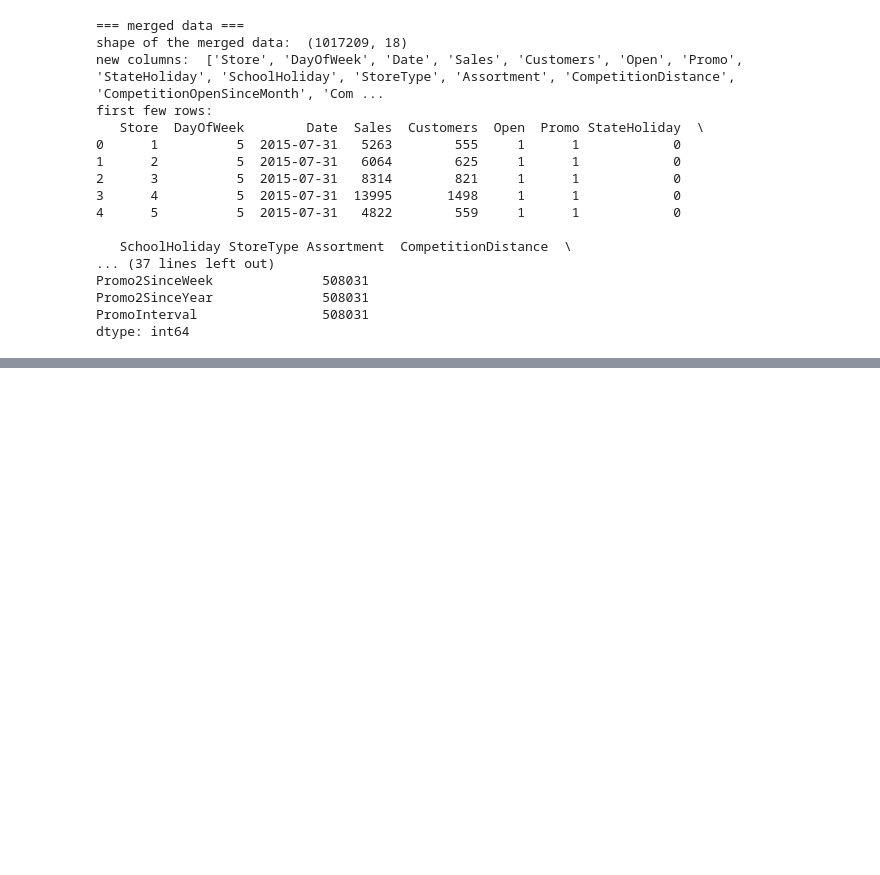
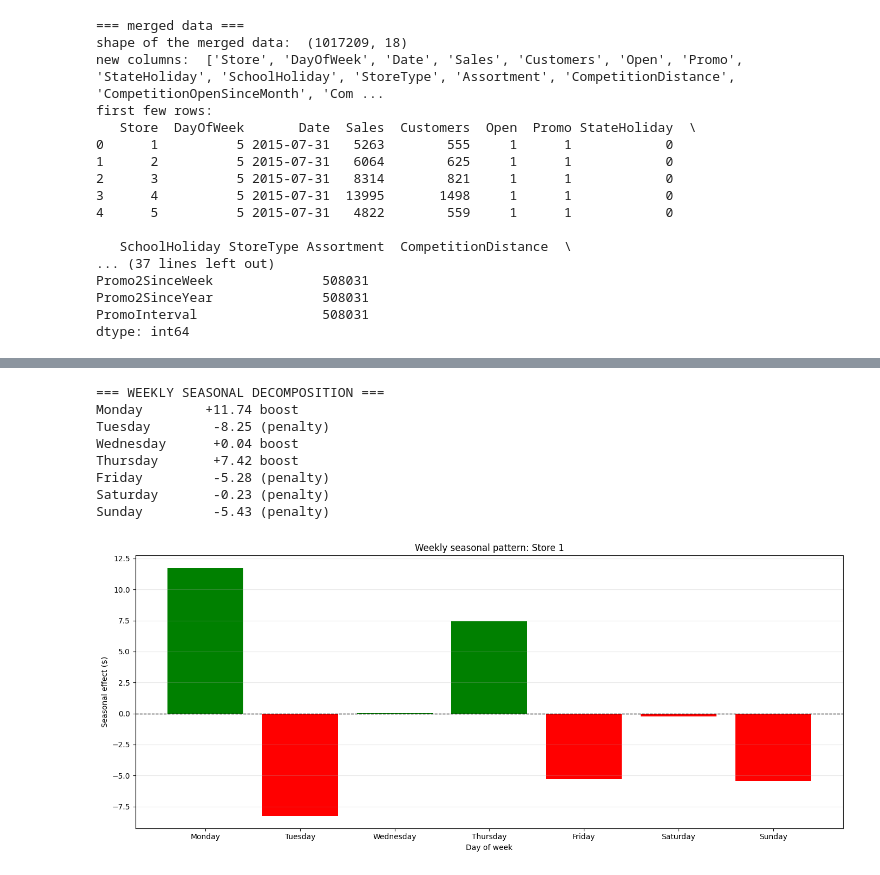
Before and after one commit to Dereger325/sales-forecasting, a Jupyter notebook: sales_forecasting.ipynb, the cells around one changed output, grey strips where cells are left out. Saved outputs shown, nothing was run; the diff lists cells and outputs as text; code cells hidden in the pictures; blank space fills up the shorter version.

```diff
--- a/sales_forecasting.ipynb
+++ b/sales_forecasting.ipynb
@@ -188,0 +271,29 @@ plt.show()
+# %%
+seasonal_pattern = decomposition.seasonal.iloc[:7].values
+
+print('=== WEEKLY SEASONAL DECOMPOSITION ===')
+days = ['Monday', 'Tuesday', 'Wednesday', 'Thursday', 'Friday', 'Saturday', 'Sunday']
+
+for day,value in zip(days,seasonal_pattern):
+    print(f'{day:12s} {value:+7.2f} {'boost' if value > 0 else '(penalty)'}')
+fig,ax = plt.subplots(figsize = (14,6))
+
+ax.bar(days,seasonal_pattern,color = ['green' if v > 0 else 'red' for v in seasonal_pattern])
+ax.set_ylabel('Seasonal effect ($)')
+ax.set_xlabel('Day of week')
+ax.set_title('Weekly seasonal pattern: Store 1')
+ax.axhline(y = 0,color = 'black',linestyle = '--',linewidth = 1)
+ax.grid(axis = 'y',alpha = 0.3)
+#plt.xticks(rotation = 45)
+plt.tight_layout()
+plt.show()
+# %% [output]
+=== WEEKLY SEASONAL DECOMPOSITION ===
+Monday        +11.74 boost
+Tuesday        -8.25 (penalty)
+Wednesday      +0.04 boost
+Thursday       +7.42 boost
+Friday         -5.28 (penalty)
+Saturday       -0.23 (penalty)
+Sunday         -5.43 (penalty)
+[figure, added]
```
Also changed, not shown: parts of 12 cells of this notebook, 2 other files.
